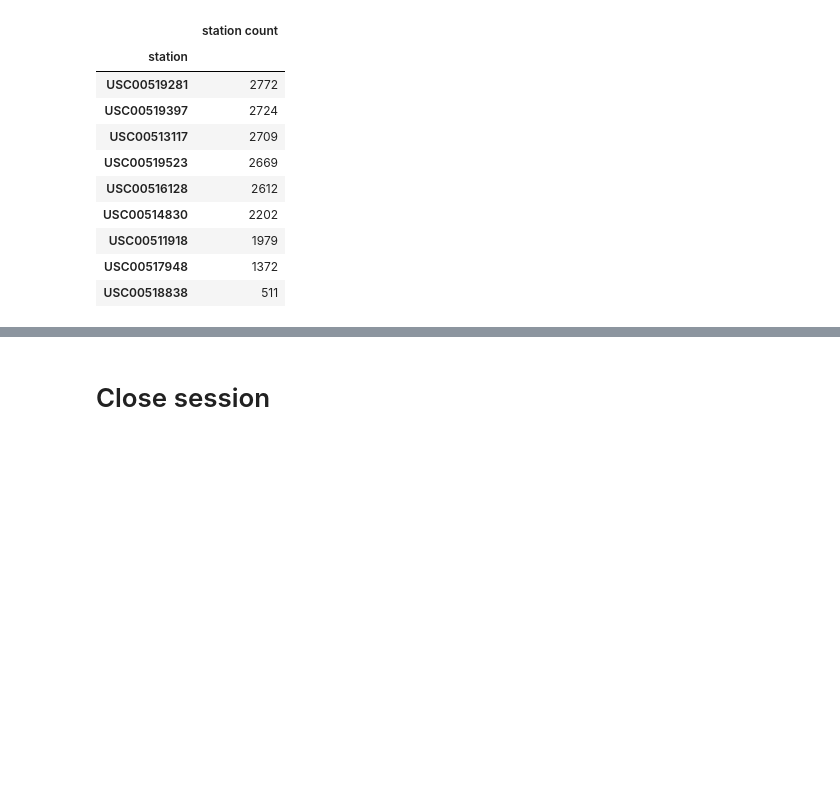
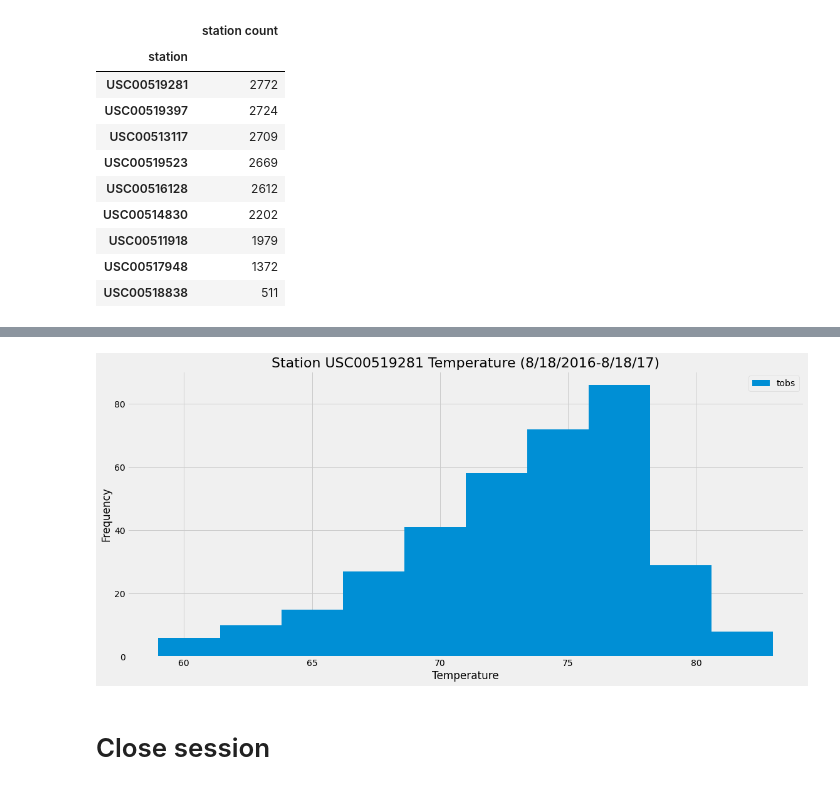
Before and after one commit to mpario/sqlalchemy-challenge, a Jupyter notebook: climate_starter.ipynb, the cells around one changed output, grey strips where cells are left out. Saved outputs shown, nothing was run; the diff lists cells and outputs as text; code cells hidden in the pictures; blank space fills up the shorter version.

Commit message:
climate starter complete

```diff
--- a/climate_starter.ipynb
+++ b/climate_starter.ipynb
@@ -206,4 +189,13 @@ The average temperature for Station USC00519281 was (71.66378066378067,)
 # Using the most active station id
 # Query the last 12 months of temperature observation data for this station and plot the results as a histogram
 
-temp_analysis = session.query(Measurement.station, Measurement.tobs).all()
+USC00519281_end_date = dt.date(2017, 8, 18)
+USC00519281_start_date = end_date - dt.timedelta(days=365)
+
+USC00519281_temp_analysis = session.query(Measurement.station, Measurement.tobs, Measurement.date).\
+    filter(Measurement.station == "USC00519281").\
+    filter(Measurement.date.between(USC00519281_start_date, USC00519281_end_date)).\
+    all()
+
+USC00519281_temp_analysis_df = pd.DataFrame(USC00519281_temp_analysis)
+USC00519281_temp_analysis_df
@@ -210,3 +216,13 @@ temp_analysis = session.query(Measurement.station, Measurement.tobs).all()
+# %%
+# plot the results as a histogram
+USC00519281_temp_analysis_df.plot(kind='hist', figsize=(16,7))
+plt.tight_layout()
+plt.title("Station USC00519281 Temperature (8/18/2016-8/18/17)", fontsize=22)
+plt.xlabel("Temperature")
+plt.ylabel("Frequency")
+plt.show()
+# %% [output]
+[figure, added]
 # %% [markdown]
 # Close session
 # %%
```
Also changed, not shown: parts of 8 cells of this notebook.
